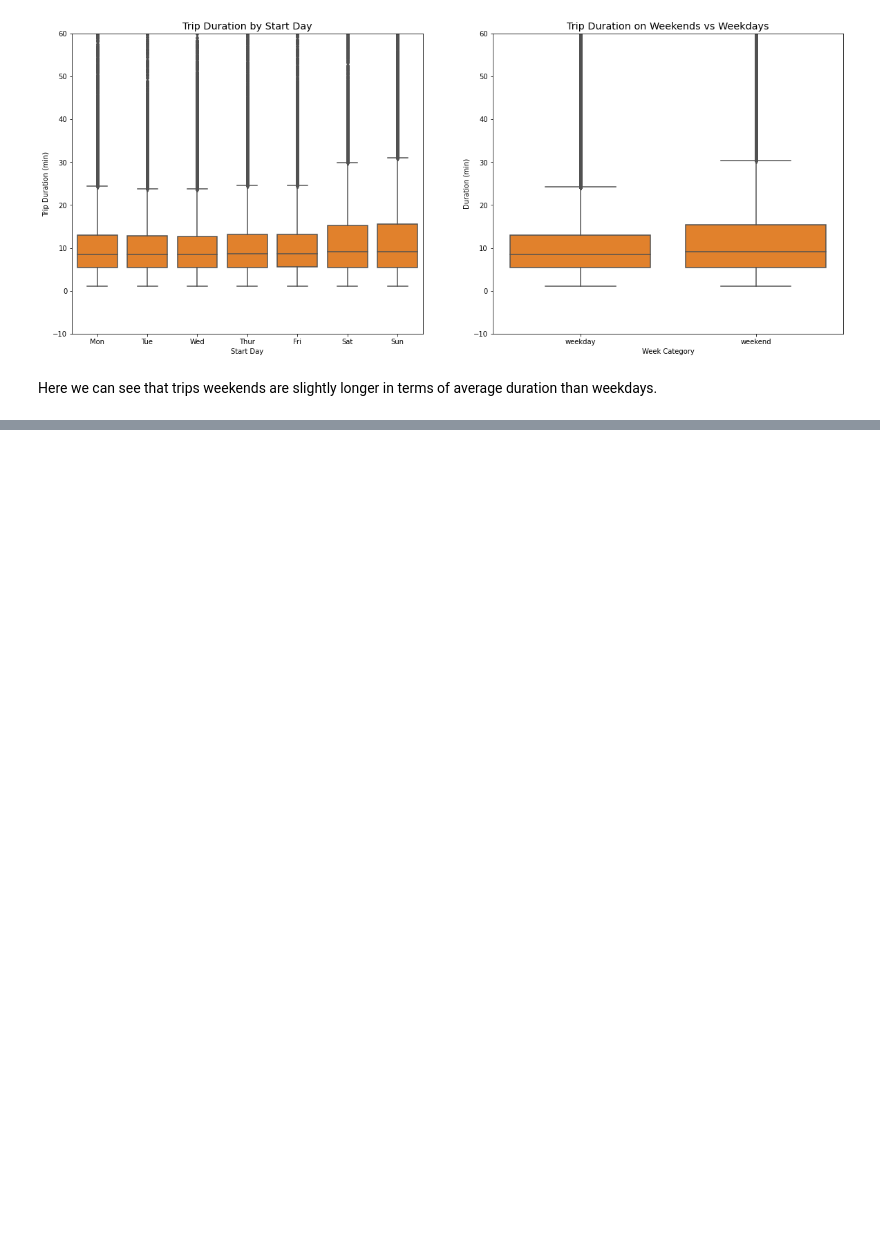
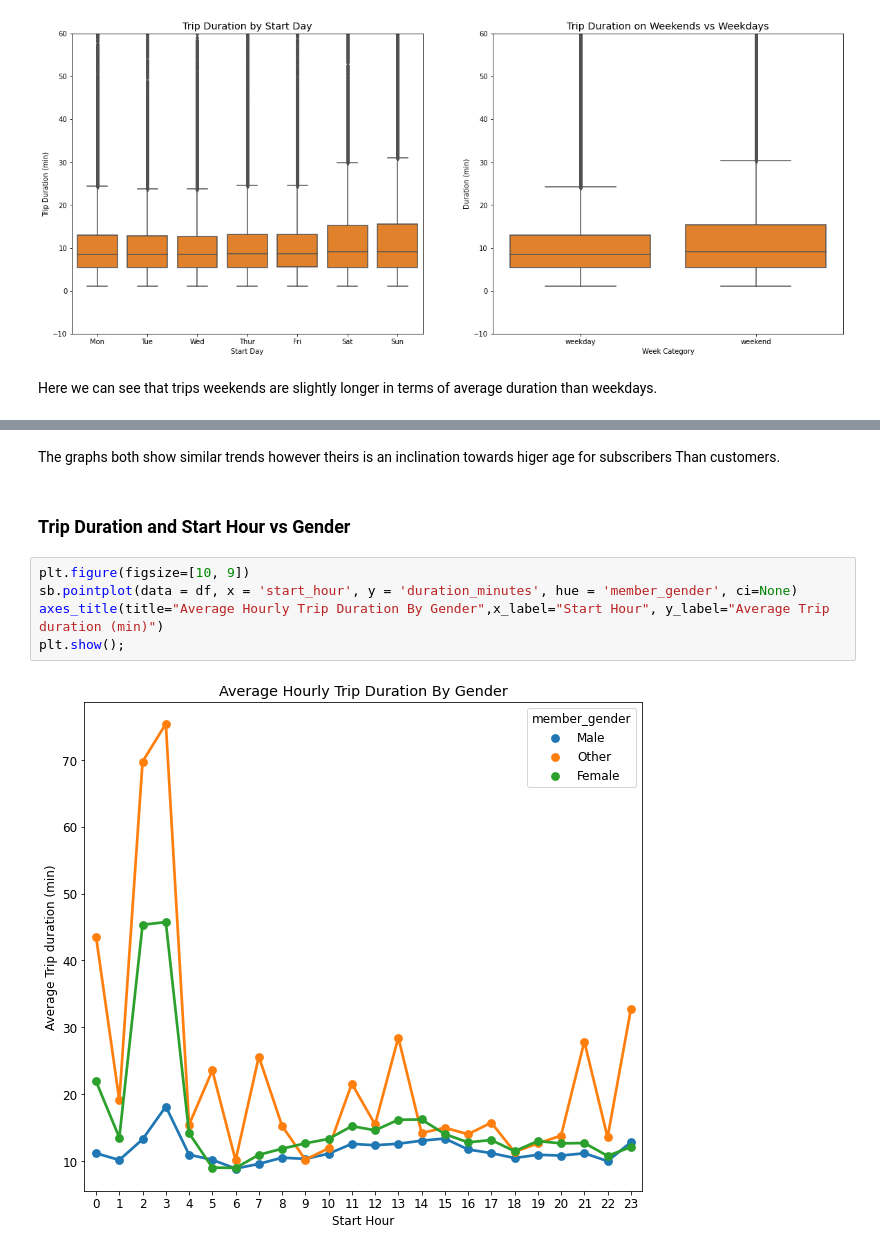
Before and after one commit to PatrickEmmanuel/Ford-Go-Bike-Data-Exploration-and-Analysis, a Jupyter notebook: Part_1-Ford-Go-Bike-System-Data-Exploration-and-Visualization.ipynb, the cells around one changed output, grey strips where cells are left out. Drawn from its saved outputs; the diff is of its cells as text; blank space fills up the shorter version.

```diff
--- a/Part_1-Ford-Go-Bike-System-Data-Exploration-and-Visualization.ipynb
+++ b/Part_1-Ford-Go-Bike-System-Data-Exploration-and-Visualization.ipynb
@@ -336,0 +390,11 @@ Here we can see that trips weekends are slightly longer in terms of average dura
+# %% [markdown]
+The graphs both show similar trends however theirs is an inclination towards higer age for subscribers Than customers.
+# %% [markdown]
+### Trip Duration and Start Hour vs Gender
+# %%
+plt.figure(figsize=[10, 9])
+sb.pointplot(data = df, x = 'start_hour', y = 'duration_minutes', hue = 'member_gender', ci=None)
+axes_title(title="Average Hourly Trip Duration By Gender",x_label="Start Hour", y_label="Average Trip duration (min)")
+plt.show();
+# %% [output]
+[figure, added]
```
Also changed, not shown: parts of 14 cells of this notebook.
